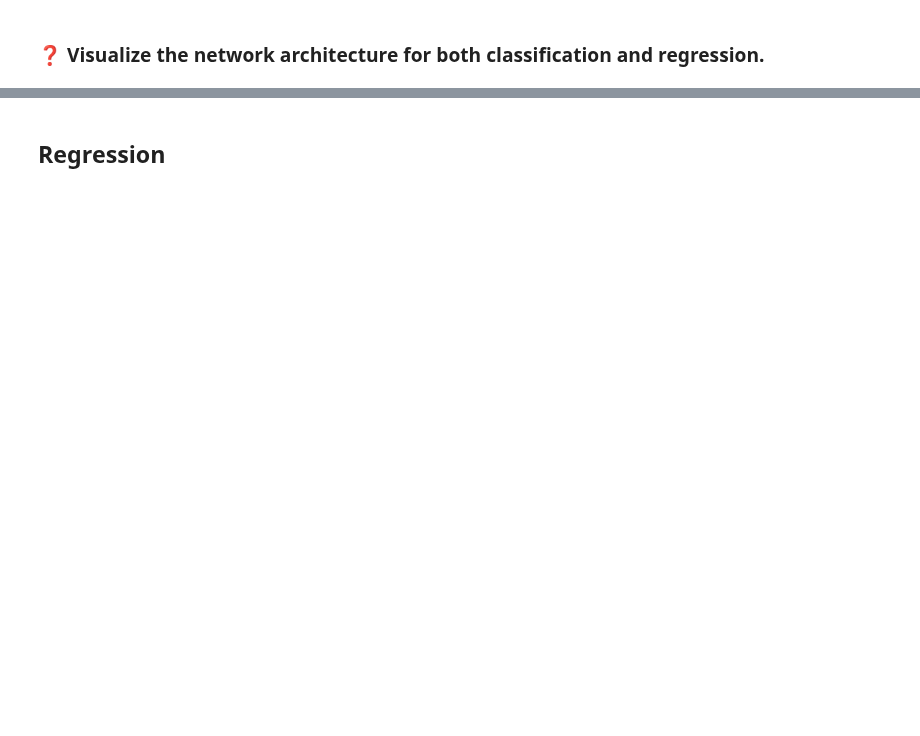
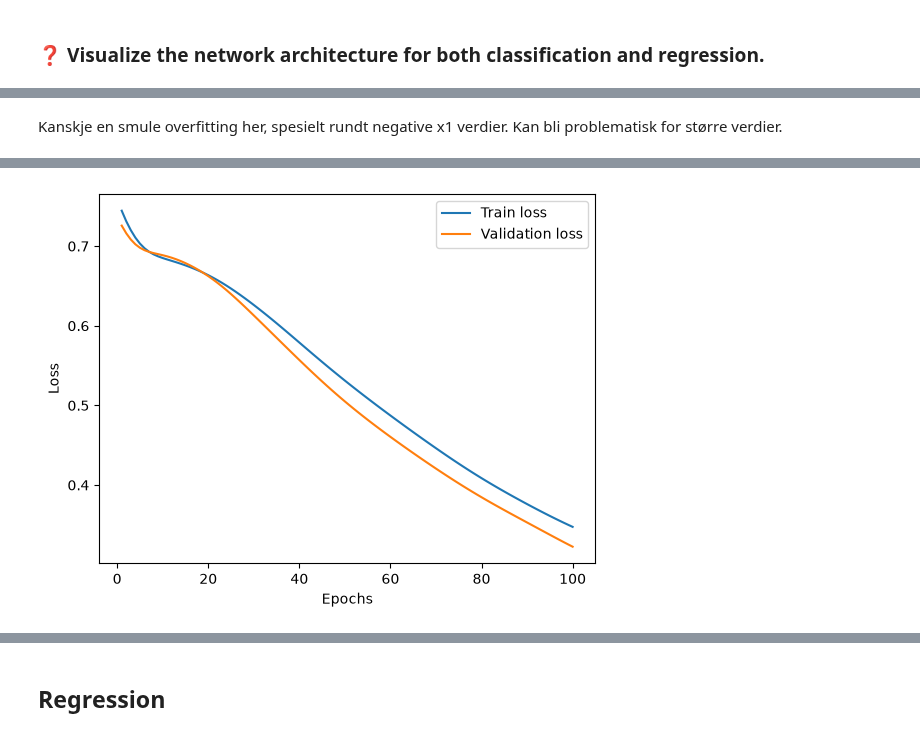
Before and after one commit to ffredz/TDT4172prosjekter, a Jupyter notebook: assignment3/problem.ipynb, the cells around one changed output, grey strips where cells are left out. Drawn from its saved outputs; the diff is of its cells as text; code cells hidden in the pictures; blank space fills up the shorter version.

Commit message:
Ferdig med problem 1

```diff
--- a/assignment3/problem.ipynb
+++ b/assignment3/problem.ipynb
@@ -563,0 +602,46 @@ Tenker vi kan bruke 4x4 tanh modellen da
+# %% [markdown]
+Kanskje en smule overfitting her, spesielt rundt negative x1 verdier. Kan bli problematisk for større verdier.
+# %%
+from keras.utils import plot_model
+from keras import regularizers
+keras.utils.set_random_seed(42)
+
+
+model_final = Sequential()
+model_final.add(keras.Input(shape=(2,)))
+model_final.add(Dense(4, activation="tanh"))
+model_final.add(Dense(4,activation="tanh",name="layer2"))
+model_final.add(Dense(1,activation="sigmoid", name="output"))
+
+model_final.compile(
+    optimizer=keras.optimizers.Adam(learning_rate=0.003),
+    loss="binary_crossentropy",
+    metrics=["accuracy"],
+)
+
+early_stop = keras.callbacks.EarlyStopping(
+    monitor="val_loss",
+    patience=10,
+    restore_best_weights=True
+)
+
+history = model_final.fit(
+    X_train,
+    y_train,
+    batch_size=64,
+    epochs=100,
+    validation_data=(X_val, y_val),
+    callbacks=[early_stop],
+    verbose = 0
+
+)
+train_losses = history.history["loss"]
+val_losses = history.history["val_loss"]
+epochs = np.arange(1, len(train_losses)+1)
+plt.plot(epochs, train_losses, label="Train loss")
+plt.plot(epochs, val_losses, label="Validation loss")
+plt.xlabel("Epochs")
+plt.ylabel("Loss")
+plt.legend()
+plt.show()
+# %% [output]
@@ -563,0 +649 @@ Tenker vi kan bruke 4x4 tanh modellen da
+[figure, added]
```
Also changed, not shown: parts of 29 cells of this notebook.
